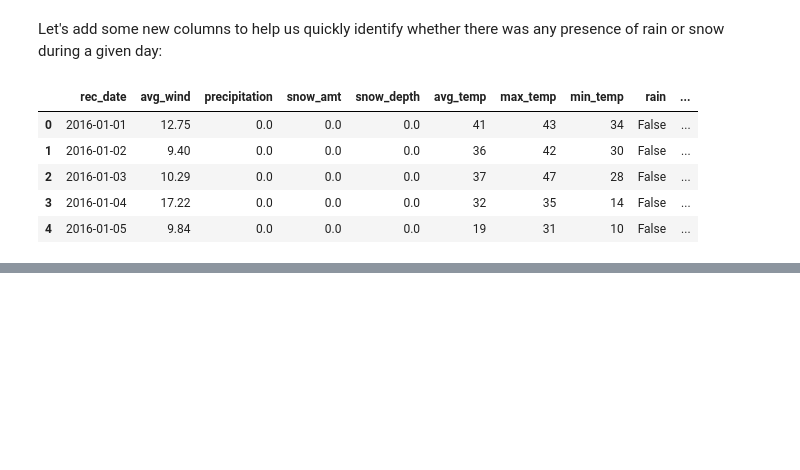
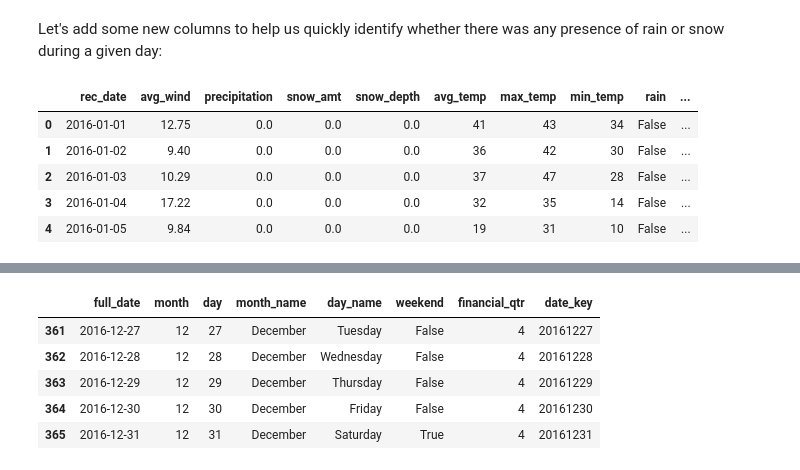
Before and after one commit to father-tom/Projects, a Jupyter notebook: Notebooks/CitiBike Rental Data Project.ipynb, the cells around one changed output, grey strips where cells are left out. Cells and saved outputs as stored; diff of their text form; code cells hidden in the pictures; blank space fills up the shorter version.

```diff
--- a/Notebooks/CitiBike Rental Data Project.ipynb
+++ b/Notebooks/CitiBike Rental Data Project.ipynb
@@ -515,0 +588,9 @@ df_weather.head()
+# %%
+date_dim.tail()
+# %% [output]
+|  | full_date | month | day | month_name | day_name | weekend | financial_qtr | date_key |
+| 361 | 2016-12-27 | 12 | 27 | December | Tuesday | False | 4 | 20161227 |
+| 362 | 2016-12-28 | 12 | 28 | December | Wednesday | False | 4 | 20161228 |
+| 363 | 2016-12-29 | 12 | 29 | December | Thursday | False | 4 | 20161229 |
+| 364 | 2016-12-30 | 12 | 30 | December | Friday | False | 4 | 20161230 |
+| 365 | 2016-12-31 | 12 | 31 | December | Saturday | True | 4 | 20161231 |
```
Also changed, not shown: parts of 23 cells of this notebook, 2 other files.
